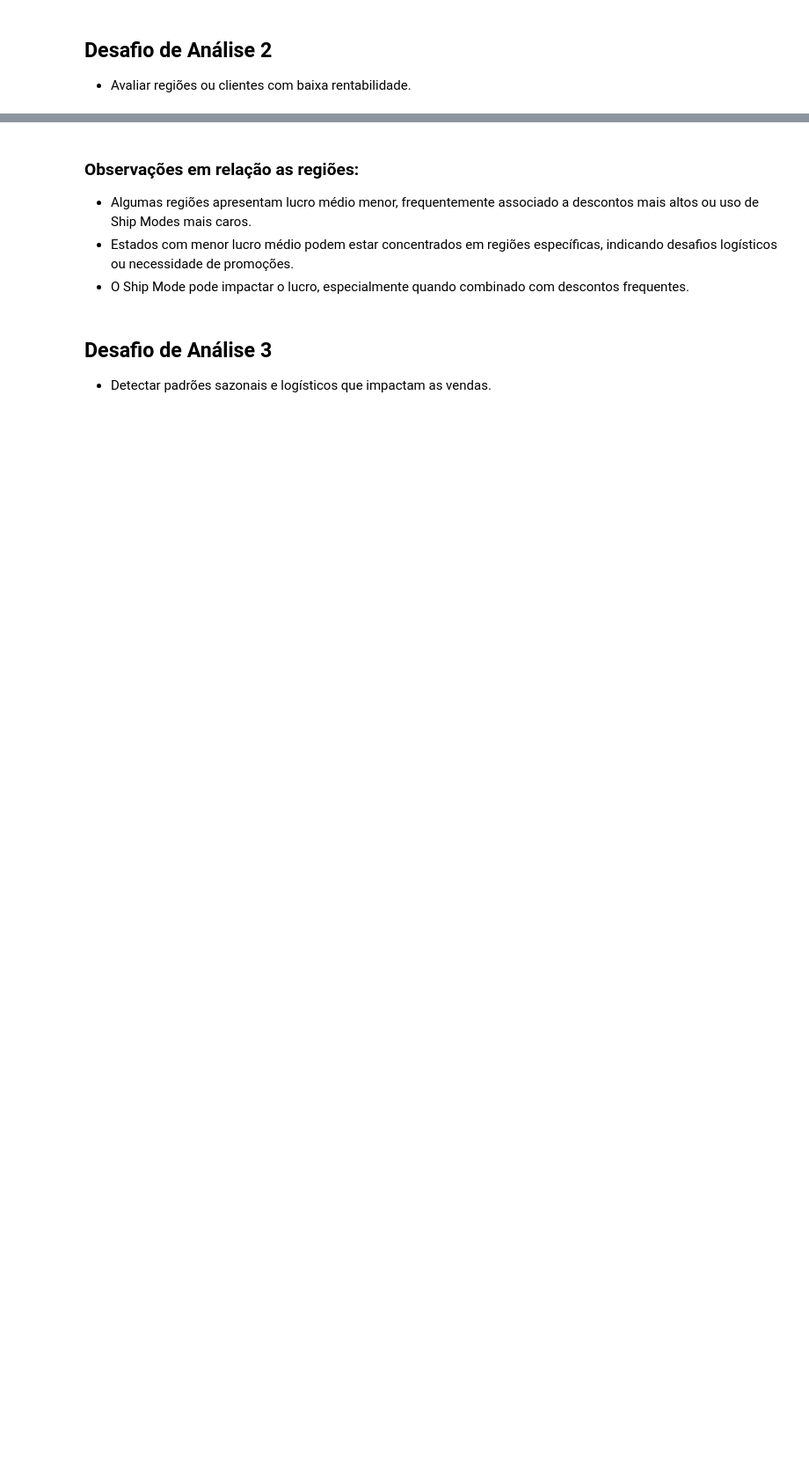
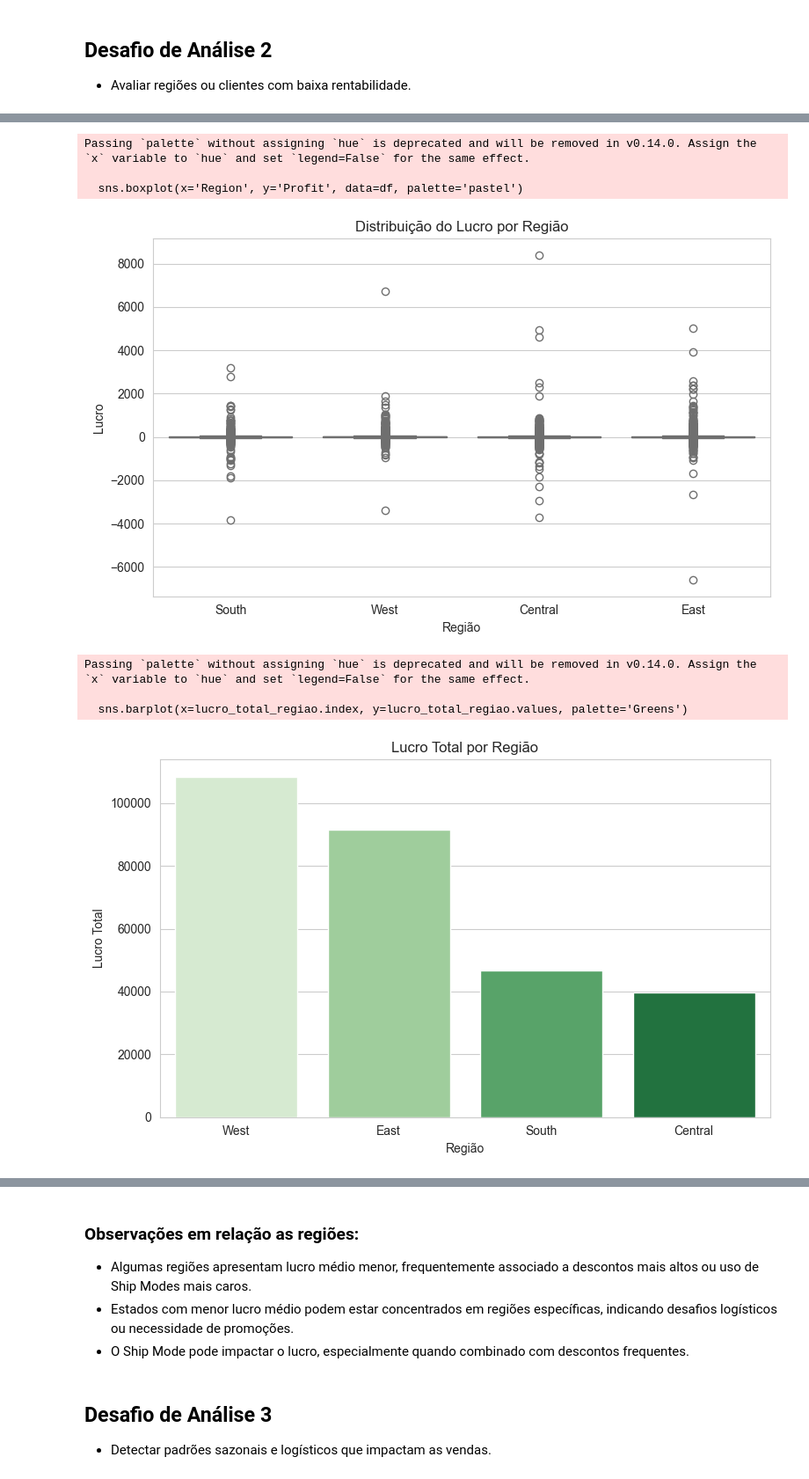
Before and after one commit to MaluAbrami/trabAnaliseDeDados, a Jupyter notebook: notebooks/Trabalho.ipynb, the cells around one changed output, grey strips where cells are left out. Shown at 88% size. Cells and saved outputs as stored; diff of their text form; code cells hidden in the pictures; blank space fills up the shorter version.

```diff
--- a/notebooks/Trabalho.ipynb
+++ b/notebooks/Trabalho.ipynb
@@ -757,0 +672,71 @@ Região: East | Lucro médio: 32.14 | Desconto médio: 0.15
+# %%
+# Análise de lucro por região e estado, considerando Ship Mode e Discount
+
+# Lucro médio por região e estado
+lucro_regiao = df.groupby('Region')['Profit'].mean().sort_values()
+lucro_estado = df.groupby('State')['Profit'].mean().sort_values()
+
+print("Lucro médio por Região:")
+print(lucro_regiao)
+print("\nLucro médio por Estado (top 10 menores):")
+print(lucro_estado.head(10))
+
+# boxplot de distribuição de lucro por região
+plt.figure(figsize=(8, 5))
+sns.boxplot(x='Region', y='Profit', data=df, palette='pastel')
+plt.title('Distribuição do Lucro por Região')
+plt.xlabel('Região')
+plt.ylabel('Lucro')
+plt.tight_layout()
+plt.show()
+
+# Gráfico de barras do lucro total por região
+lucro_total_regiao = df.groupby('Region')['Profit'].sum().sort_values(ascending=False)
+
+plt.figure(figsize=(8, 5))
+sns.barplot(x=lucro_total_regiao.index, y=lucro_total_regiao.values, palette='Greens')
+plt.title('Lucro Total por Região')
+plt.xlabel('Região')
+plt.ylabel('Lucro Total')
+plt.tight_layout()
+plt.show()
+
+# Gráfico de barras do lucro médio por região e segmento
+lucro_regiao_segmento = df.groupby(['Region', 'Segment'])['Profit'].mean().reset_index()
+plt.figure(figsize=(10, 6))
+sns.barplot(x='Region', y='Profit', hue='Segment', data=lucro_regiao_segmento, palette='pastel')
+plt.title('Lucro Médio por Região e Segmento')
+plt.xlabel('Região')
+plt.ylabel('Lucro Médio')
+plt.legend(title='Segmento')
+plt.tight_layout()
+plt.show()
+
+# Gráfico de barras do lucro total por região e segmento
+lucro_total_regiao_segmento = df.groupby(['Region', 'Segment'])['Profit'].sum().reset_index()
+plt.figure(figsize=(10, 6))
+sns.barplot(x='Region', y='Profit', hue='Segment', data=lucro_total_regiao_segmento, palette='pastel')
+plt.title('Lucro Total por Região e Segmento')
+plt.xlabel('Região')
+plt.ylabel('Lucro Total')
+plt.legend(title='Segmento')
+plt.tight_layout()
+plt.show()
+
+# Gráfico de barras do lucro médio por região e Ship Mode
+lucro_regiao_shipmode = df.groupby(['Region', 'Ship Mode'])['Profit'].mean().reset_index()
+plt.figure(figsize=(10, 6))
+sns.barplot(x='Region', y='Profit', hue='Ship Mode', data=lucro_regiao_shipmode, palette='Set3')
+plt.title('Lucro Médio por Região e Ship Mode')
+plt.xlabel('Região')
+plt.ylabel('Lucro Médio')
+plt.legend(title='Ship Mode')
+plt.tight_layout()
+plt.show()
+
+# Descrição interpretativa
+for regiao in df['Region'].unique():
+    media_lucro = df[df['Region'] == regiao]['Profit'].mean()
+    media_desconto = df[df['Region'] == regiao]['Discount'].mean()
+    print(f"Região: {regiao} | Lucro médio: {media_lucro:.2f} | Desconto médio: {media_desconto:.2f}")
+# %% [output]
@@ -757,0 +760,8 @@ Região: East | Lucro médio: 32.14 | Desconto médio: 0.15
+Passing `palette` without assigning `hue` is deprecated and will be removed in v0.14.0. Assign the `x` variable to `hue` and set `legend=False` for the same effect.
+
+  sns.boxplot(x='Region', y='Profit', data=df, palette='pastel')
+[figure, added]
+Passing `palette` without assigning `hue` is deprecated and will be removed in v0.14.0. Assign the `x` variable to `hue` and set `legend=False` for the same effect.
+
+  sns.barplot(x=lucro_total_regiao.index, y=lucro_total_regiao.values, palette='Greens')
+[figure, added]
```
Also changed, not shown: parts of 18 cells of this notebook.
